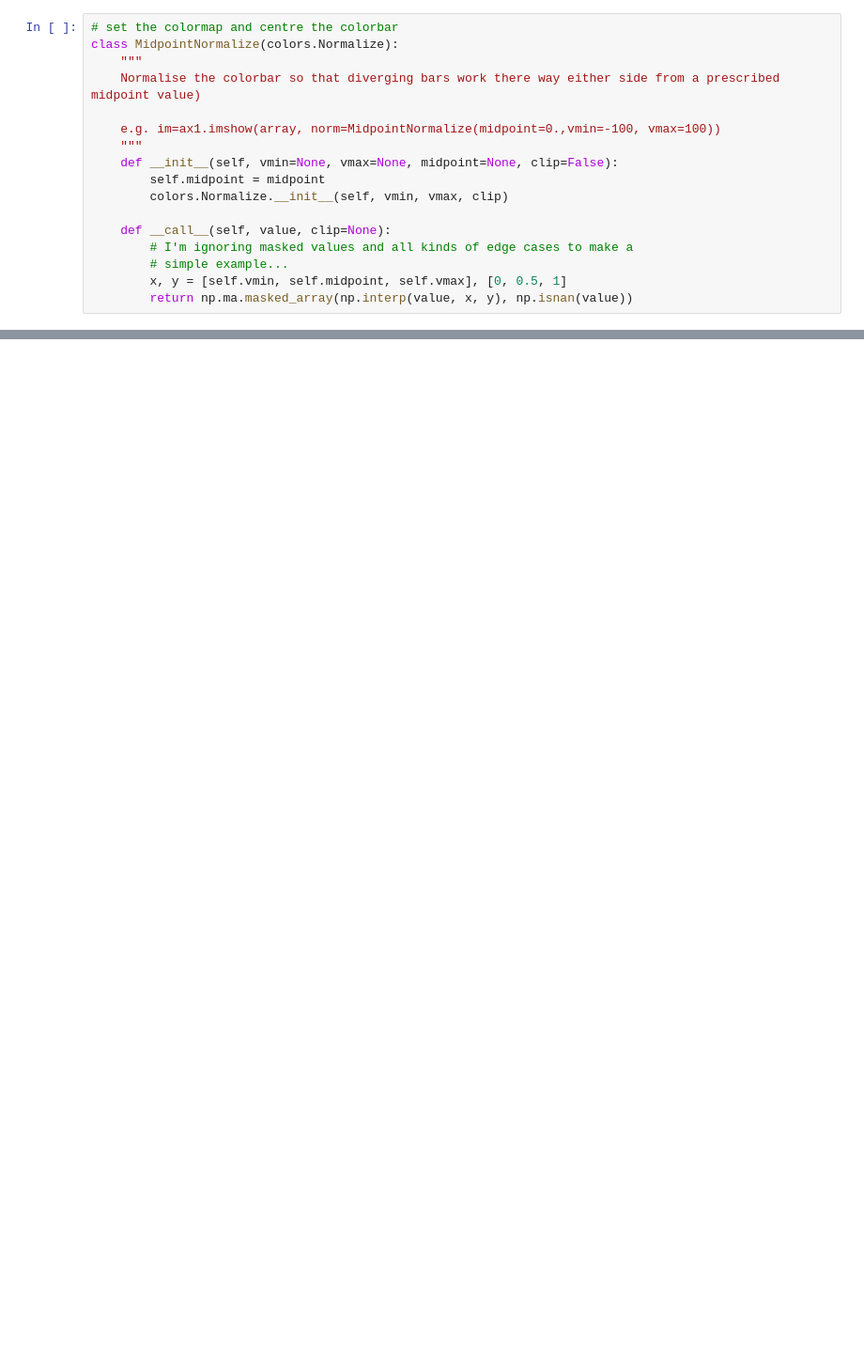
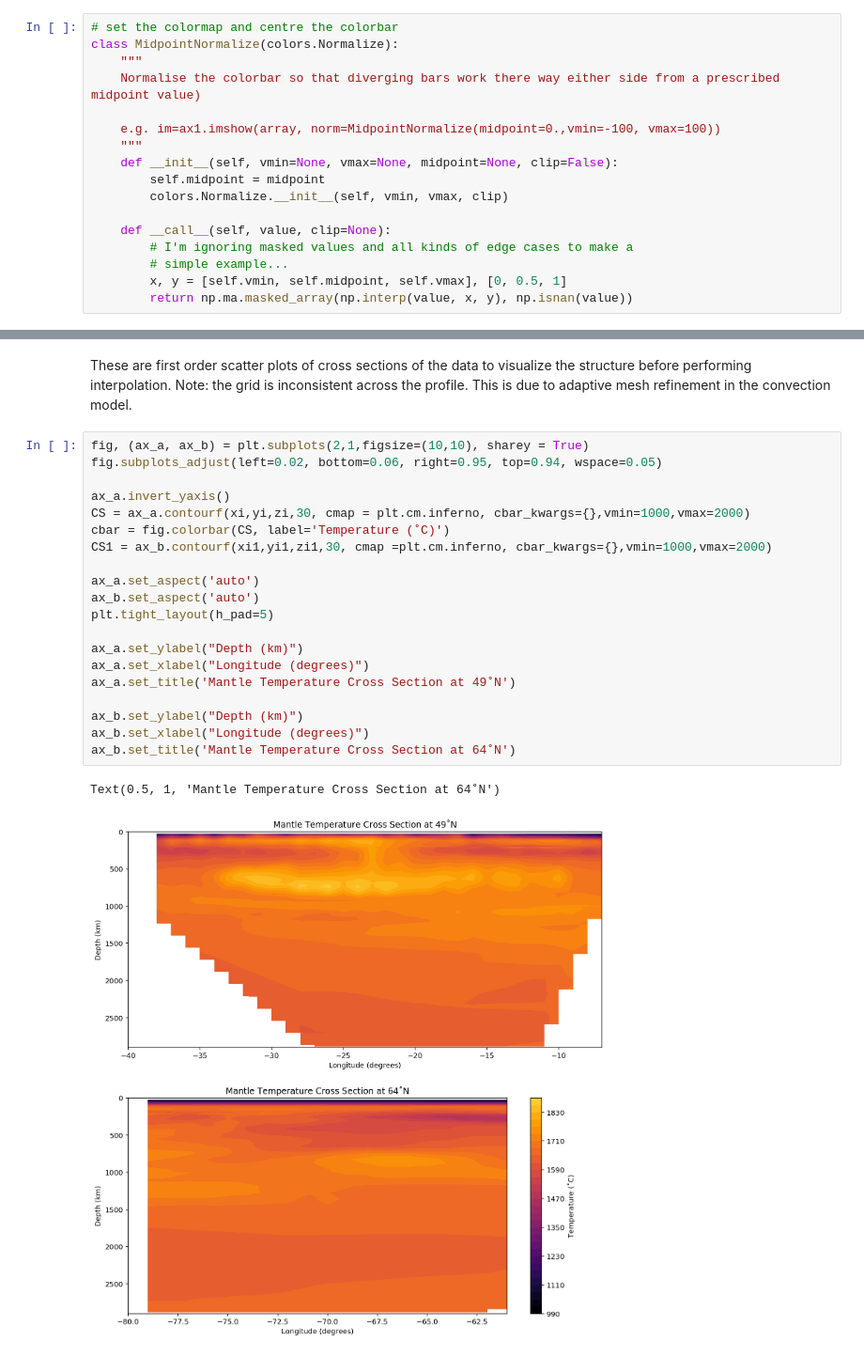
Before and after one commit to ahollyday/RCES_final_project, a Jupyter notebook: RCES_FINAL_PROJ_2019.ipynb, the cells around one changed output, grey strips where cells are left out. Shown at 94% size. Cells and saved outputs as stored; diff of their text form; blank space fills up the shorter version.

```diff
--- a/RCES_FINAL_PROJ_2019.ipynb
+++ b/RCES_FINAL_PROJ_2019.ipynb
@@ -618,0 +220,25 @@ ax3plot = ax3.contourf(xi1,yi1,zi1,30, cmap = 'inferno', cbar_kwargs={})#,transf
+# %% [markdown]
+These are first order scatter plots of cross sections of the data to visualize the structure before performing interpolation.  Note: the grid is inconsistent across the profile.  This is due to adaptive mesh refinement in the convection model.
+# %%
+fig, (ax_a, ax_b) = plt.subplots(2,1,figsize=(10,10), sharey = True)
+fig.subplots_adjust(left=0.02, bottom=0.06, right=0.95, top=0.94, wspace=0.05)
+
+ax_a.invert_yaxis()
+CS = ax_a.contourf(xi,yi,zi,30, cmap = plt.cm.inferno, cbar_kwargs={},vmin=1000,vmax=2000)
+cbar = fig.colorbar(CS, label='Temperature (˚C)')
+CS1 = ax_b.contourf(xi1,yi1,zi1,30, cmap =plt.cm.inferno, cbar_kwargs={},vmin=1000,vmax=2000)
+
+ax_a.set_aspect('auto')
+ax_b.set_aspect('auto')
+plt.tight_layout(h_pad=5)
+
+ax_a.set_ylabel("Depth (km)")
+ax_a.set_xlabel("Longitude (degrees)")
+ax_a.set_title('Mantle Temperature Cross Section at 49˚N')
+
+ax_b.set_ylabel("Depth (km)")
+ax_b.set_xlabel("Longitude (degrees)")
+ax_b.set_title('Mantle Temperature Cross Section at 64˚N')
+# %% [output]
+Text(0.5, 1, 'Mantle Temperature Cross Section at 64˚N')
+[figure, added]
```
Also changed, not shown: parts of 74 cells of this notebook.
